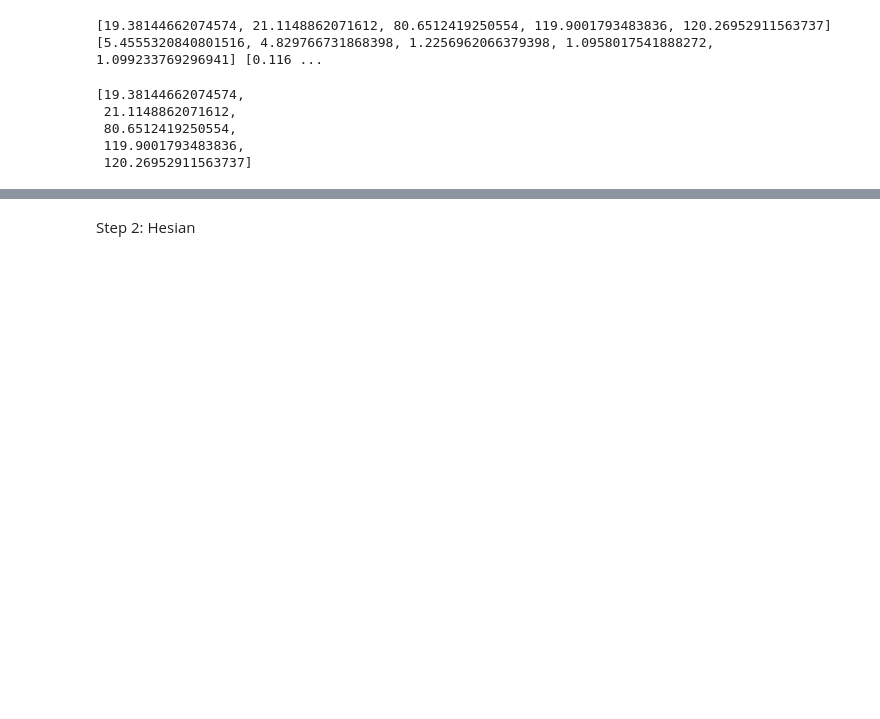
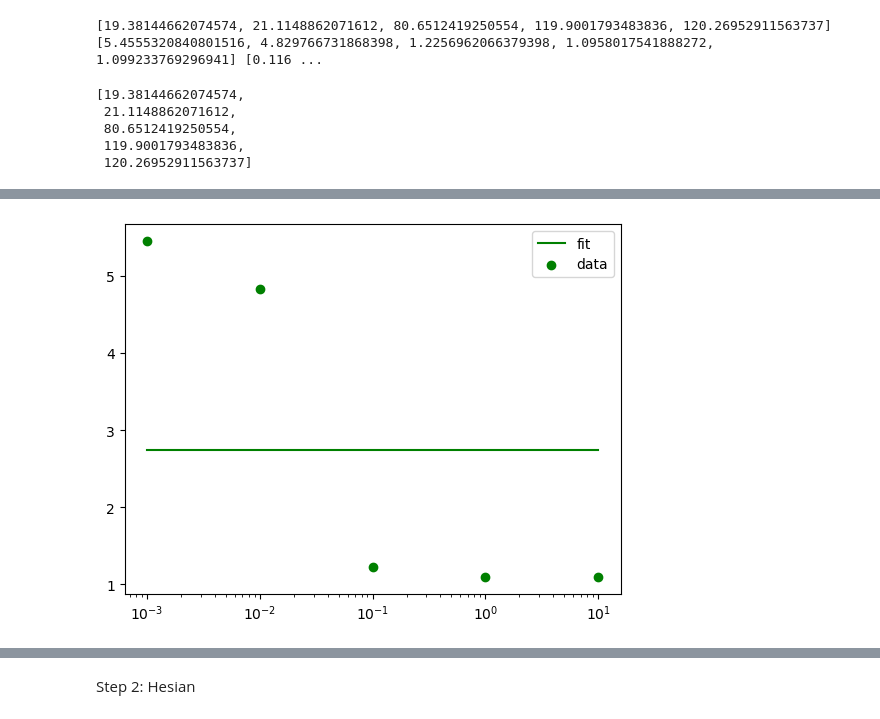
Before and after one commit to martinaoliver/modelling, a Jupyter notebook: 3954/dose_response/analytical_doseResponse.ipynb, the cells around one changed output, grey strips where cells are left out. Drawn from its saved outputs; the diff is of its cells as text; code cells hidden in the pictures; blank space fills up the shorter version.

```diff
--- a/3954/dose_response/analytical_doseResponse.ipynb
+++ b/3954/dose_response/analytical_doseResponse.ipynb
@@ -174,0 +190,88 @@ pfit = np.concatenate((parametersgreen,parametersred))
+# %%
+from scipy.optimize import curve_fit
+
+OC14_list = np.logspace(-3,1, 5)
+OC14_continuous = np.logspace(-3,1, 100)
+
+# def gfp_steadystate(OC14, Kvb, Vf, nvd):
+def gfp_steadystate(OC14,  Vf,Kvb):
+# def gfp_steadystate(OC14,  Vf):
+    # Kvb=4.50510644e-01
+    muv = 0.0225 ; kv =  0.0183 ;
+    nvd=2; nfe=2
+    F = 1 + Vf*(1/(1+((muv*Kvb)/(kv*OC14 + 1e-8))**nvd ))
+    return F
+
+
+def rfp_steadystate(F,Ve,Kfe):
+
+    muv = 0.0225 ; kv =  0.0183 ;
+    nvd=2; nfe=2
+    E = 1 + Ve*(1/(1+(F/(Kfe+1e-8))**nfe))
+    return E
+
+
+def steadystate(OC14,Vf, Kvb,Ve,Kfe ):
+# def steadystate(OC14, Vf,Ve,Kfe ):
+    # Kvb=4.50510644e-01
+    muv = 0.0225 ; kv =  0.0183 ; nvd=2; nfe=2
+    F = 1 + Vf*(1/(1+((muv*Kvb)/(kv*OC14 + 1e-8))**nvd ))
+    E = 1 + Ve*(1/(1+(F/(Kfe+1e-8))**nfe))
+    return E,F
+
+
+# def steadystate(OC14, Vf,  Kvb, nvd,Ve,Kfe, nfe ):
+#     muv = 0.0225 ; kv =  0.0183
+#     F = 1 + Vf*(1/(1+((muv*Kvb)/(kv*OC14 + 1e-8))**nvd ))
+#     E = 1 + Ve*(1/(1+(F/(Kfe+1e-8))**nfe))
+#     return E,F
+def steadystate(OC14, Vf,  Kvb, nvd,Ve,Kfe, nfe ):
+    muv = 0.0225 ; kv =  0.0183
+    F = 1 + Vf*(1/(1+((muv*Kvb)/(kv*OC14 + 1e-8))**nvd ))
+    E = 1 + Ve*(1/(1+(F/(Kfe+1e-8))**nfe))
+    return E,F
+
+def loss(data,model):
+    mean_data = np.mean(data)
+    # relError = np.sum(np.square(data - model))/np.sum(np.square(data - mean_data))
+    relError = np.sum(np.square(data - model))
+    return relError
+
+# data = np.array([rfpExp_list, gfpExp_list])
+# p0=[1, 5, 0.1,4,1, 120, 0.1,4]
+# model = steadystate(OC14_list, *p0)
+# print([loss(data[x],model[x]) for x in range(2)])
+
+
+parametersgreen, covariancegfp = curve_fit(gfp_steadystate, OC14_list, gfpExp_list, p0=[ 1,5], maxfev=1000000000)
+# parametersgreen, covariancegfp = curve_fit(gfp_steadystate, OC14_list, gfpExp_list, p0=[ 1,5], maxfev=1000000000)
+print(parametersgreen)
+gfpFit_continous = gfp_steadystate(OC14_continuous, *parametersgreen)
+gfpFit = gfp_steadystate(OC14_list, *parametersgreen)
+plt.plot(OC14_continuous,gfpFit_continous , label='fit', c='green')
+plt.scatter(OC14_list,gfpExp_list , label='data', c='green')
+plt.xscale('log')
+plt.legend()
+plt.show()
+
+# print(f'mu = {parameters[0]}, V = {parameters[1]}, km = {parameters[2]}, n = {parameters[3]}')
+
+# parametersred, covariancerfp = curve_fit(rfp_steadystate, gfpFit, rfpExp_list, p0=[120, 5], maxfev=1000000000)
+parametersred, covariancerfp = curve_fit(rfp_steadystate, gfpFit, rfpExp_list, p0=[120, 5], maxfev=1000000000)
+print(parametersred)
+rfpFit = rfp_steadystate(gfpFit, *parametersred)
+rfpFit_continous = rfp_steadystate(gfpFit_continous, *parametersred)
+plt.plot(OC14_continuous,rfpFit_continous , label='fit', c='red')
+plt.scatter(OC14_list,rfpExp_list , label='data', c='red')
+plt.xscale('log')
+plt.legend()
+plt.show()
+# print(f'mu = {parameters[0]}, V = {parameters[1]}, km = {parameters[2]}, n = {parameters[3]}')
+data = np.array([gfpExp_list,rfpExp_list])
+model = np.array([gfpFit,rfpFit])
+pfit = np.concatenate((parametersgreen, parametersred))
+
+print(pfit)
+np.sum([loss(data[x],model[x]) for x in range(2)])
+parametersgreen
+# %% [output]
@@ -174,0 +279 @@ pfit = np.concatenate((parametersgreen,parametersred))
+[figure, added]
```
Also changed, not shown: parts of 34 cells of this notebook, 38 other files.
